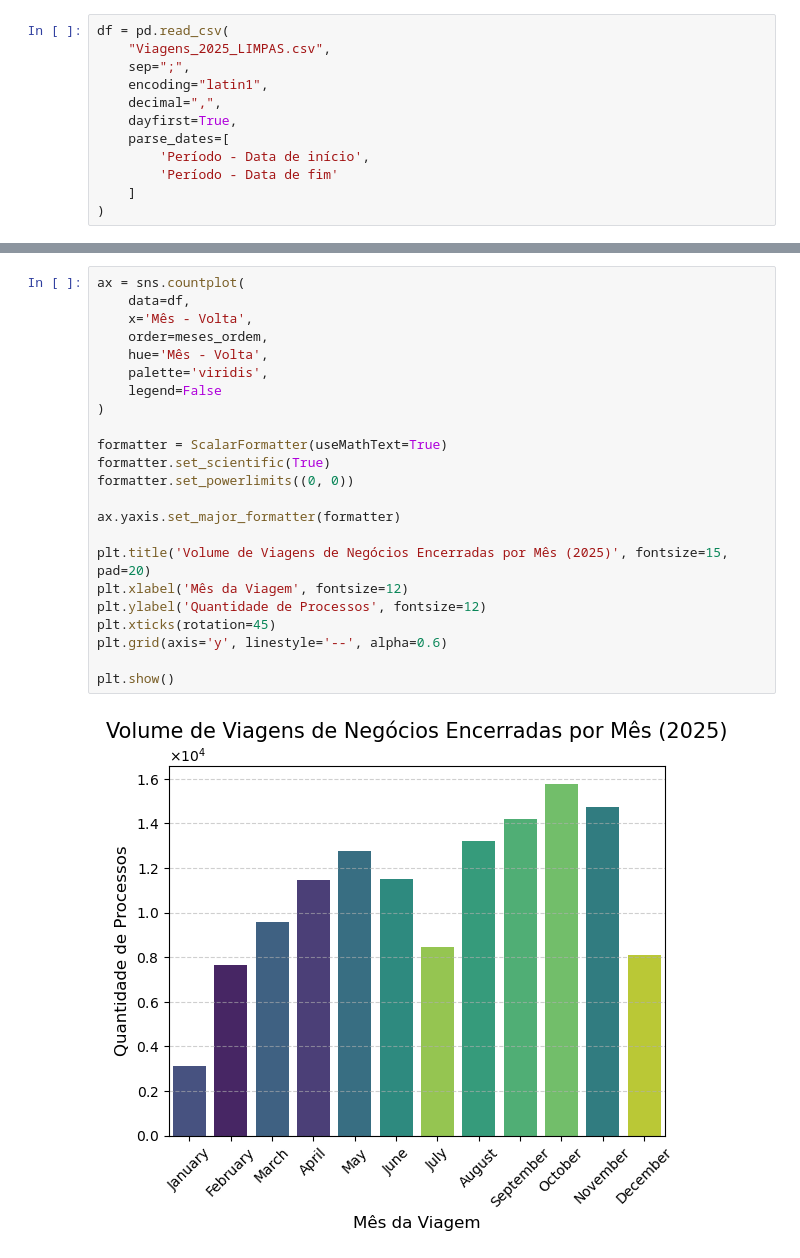
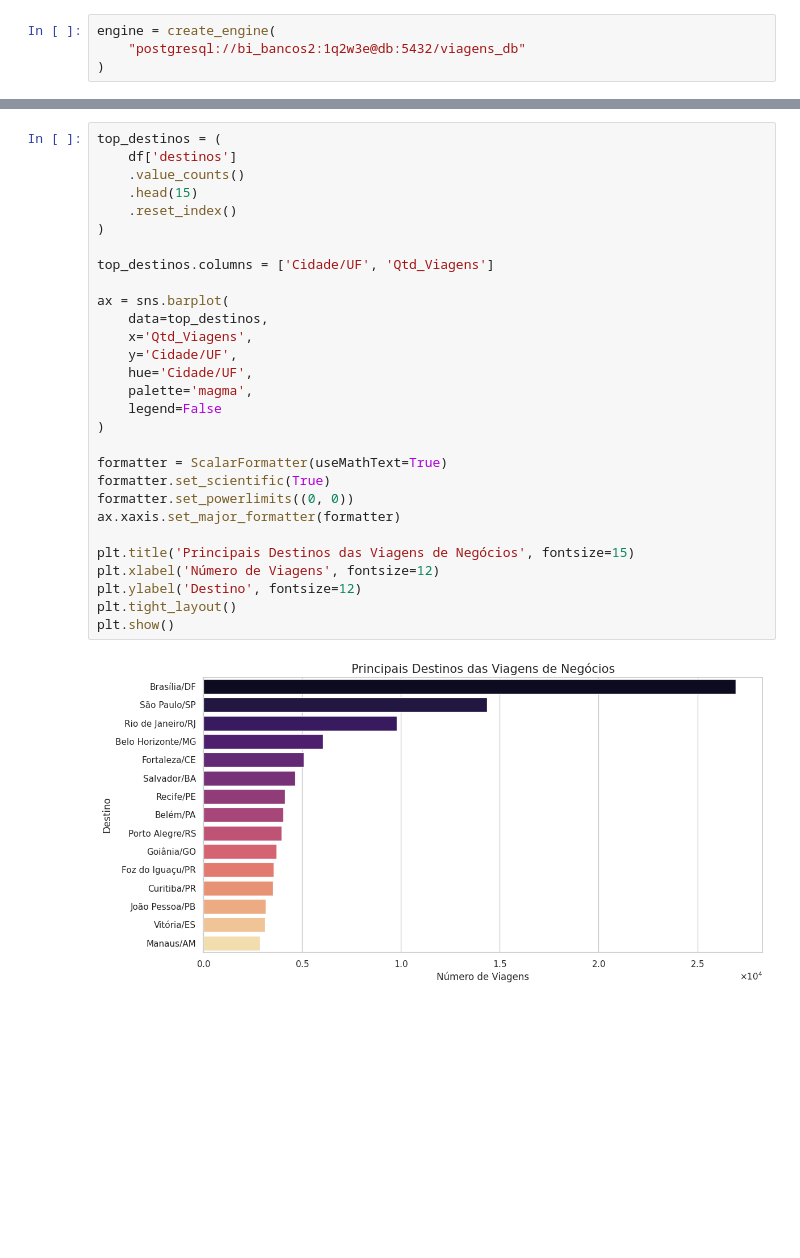
Before and after one commit to JuliaGabP/bi_gov_viagens, a Jupyter notebook: Data Layer/silver/analytcs.ipynb, the cells around one changed output, grey strips where cells are left out. Cells and saved outputs as stored; diff of their text form; blank space fills up the shorter version.

```diff
--- a/Data Layer/silver/analytcs.ipynb
+++ b/Data Layer/silver/analytcs.ipynb
@@ -7,14 +8,6 @@ import pandas as pd
 from matplotlib.ticker import ScalarFormatter
 # %%
-df = pd.read_csv(
-    "Viagens_2025_LIMPAS.csv",
-    sep=";",
-    encoding="latin1",
-    decimal=",",
-    dayfirst=True,
-    parse_dates=[
-        'Período - Data de início',
-        'Período - Data de fim'
-    ]
+engine = create_engine(
+    "postgresql://bi_bancos2:1q2w3e@db:5432/viagens_db"
 )
 # %%
@@ -50,25 +31,31 @@ plt.show()
 # %%
-ax = sns.countplot(
-    data=df,
-    x='Mês - Volta',
-    order=meses_ordem,
-    hue='Mês - Volta',
-    palette='viridis',
+top_destinos = (
+    df['destinos']
+    .value_counts()
+    .head(15)
+    .reset_index()
+)
+
+top_destinos.columns = ['Cidade/UF', 'Qtd_Viagens']
+
+ax = sns.barplot(
+    data=top_destinos,
+    x='Qtd_Viagens',
+    y='Cidade/UF',
+    hue='Cidade/UF',
+    palette='magma',
     legend=False
 )
 
 formatter = ScalarFormatter(useMathText=True)
 formatter.set_scientific(True)
 formatter.set_powerlimits((0, 0))
+ax.xaxis.set_major_formatter(formatter)
 
-ax.yaxis.set_major_formatter(formatter)
-
-plt.title('Volume de Viagens de Negócios Encerradas por Mês (2025)', fontsize=15, pad=20)
-plt.xlabel('Mês da Viagem', fontsize=12)
-plt.ylabel('Quantidade de Processos', fontsize=12)
-plt.xticks(rotation=45)
-plt.grid(axis='y', linestyle='--', alpha=0.6)
-
+plt.title('Principais Destinos das Viagens de Negócios', fontsize=15)
+plt.xlabel('Número de Viagens', fontsize=12)
+plt.ylabel('Destino', fontsize=12)
+plt.tight_layout()
 plt.show()
 # %% [output]
-[figure, old version]
+[figure, new version]
```
Also changed, not shown: parts of 30 cells of this notebook.
